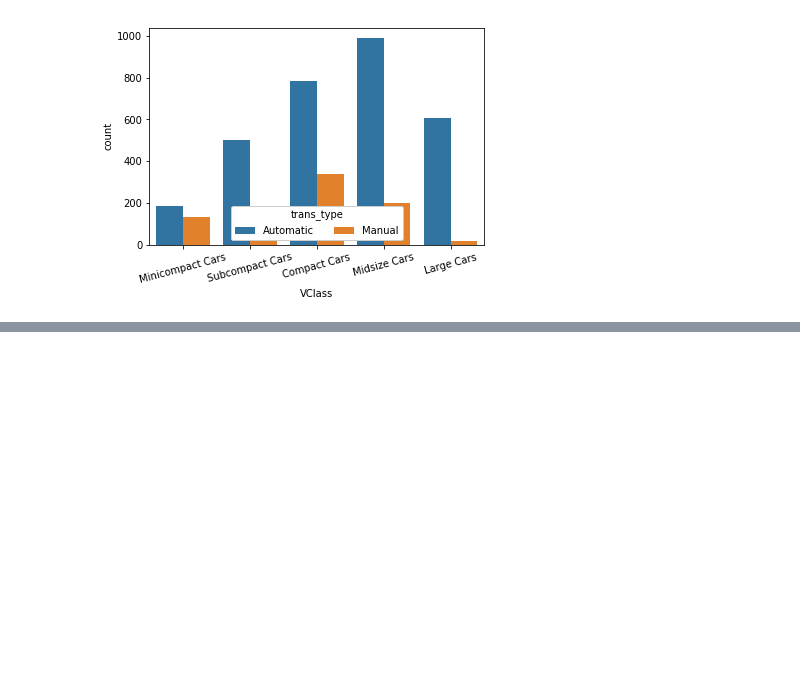
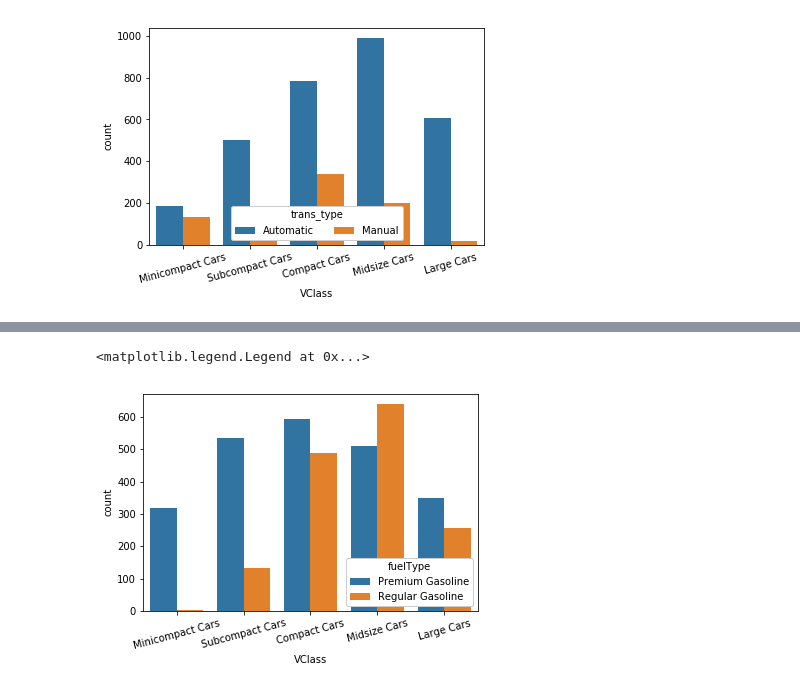
Before and after one commit to iRaied/Project_5_3_Pokemon, a Jupyter notebook: Bivariate_Exploration.ipynb, the cells around one changed output, grey strips where cells are left out. Saved outputs shown, nothing was run; the diff lists cells and outputs as text; code cells hidden in the pictures; blank space fills up the shorter version.

Commit message:
add Faceting Plots

```diff
--- a/Bivariate_Exploration.ipynb
+++ b/Bivariate_Exploration.ipynb
@@ -335,0 +338,4 @@ ax.legend(loc = 8, ncol = 3, framealpha = 1, title = 'trans_type')
+# %%
+# YOUR CODE HERE
+df = pd.DataFrame()
+df = fuel_econ.query('fuelType in ["Premium Gasoline", "Regular Gasoline"]')
@@ -335,0 +357,4 @@ ax.legend(loc = 8, ncol = 3, framealpha = 1, title = 'trans_type')
+# %%
+sedan_classes = ['Minicompact Cars', 'Subcompact Cars', 'Compact Cars', 'Midsize Cars', 'Large Cars']
+vclasses = pd.api.types.CategoricalDtype(ordered = True, categories = sedan_classes)
+df['VClass'] = df['VClass'].astype(vclasses);
@@ -335,0 +382,7 @@ ax.legend(loc = 8, ncol = 3, framealpha = 1, title = 'trans_type')
+# %%
+ax = sb.countplot(data = df, x = 'VClass', hue = 'fuelType')
+plt.xticks(rotation= 15);
+ax.legend(loc = 4, ncol = 1, framealpha = 1, title = 'fuelType')
+# %% [output]
+<matplotlib.legend.Legend at 0x...>
+[figure, added]
```
Also changed, not shown: parts of 11 cells of this notebook.
